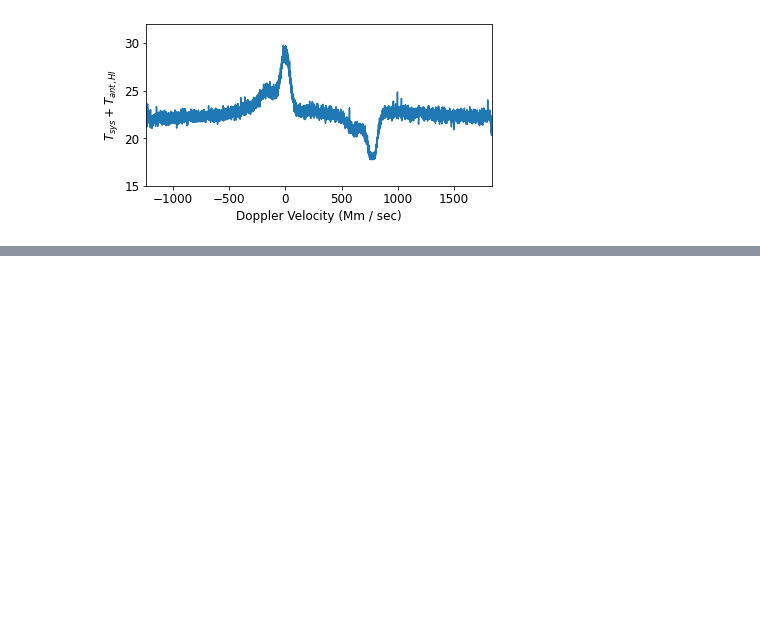
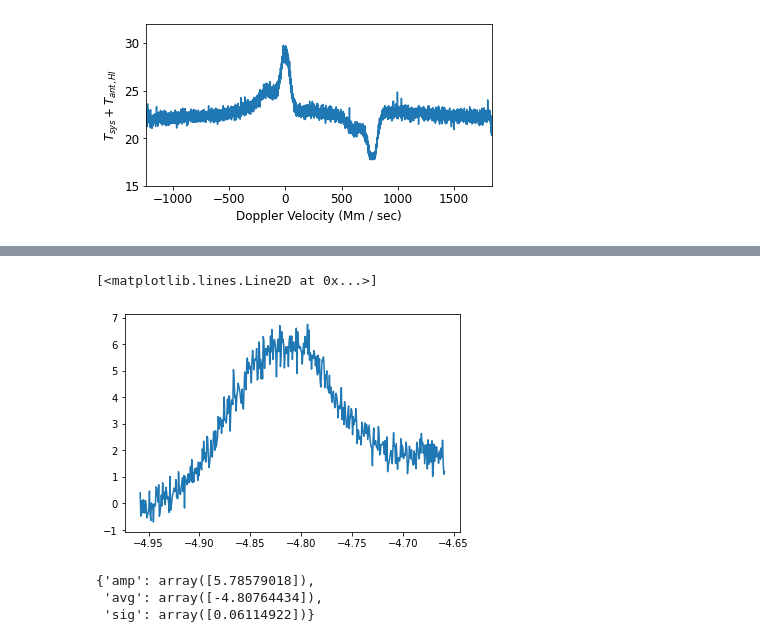
Before and after one commit to 3276908917/AY121, a Jupyter notebook: lab2/analyses/Hydrogen_Gaussian.ipynb, the cells around one changed output, grey strips where cells are left out. Drawn from its saved outputs; the diff is of its cells as text; code cells hidden in the pictures; blank space fills up the shorter version.

```diff
--- a/lab2/analyses/Hydrogen_Gaussian.ipynb
+++ b/lab2/analyses/Hydrogen_Gaussian.ipynb
@@ -105,0 +107,14 @@ pp_skeleton(cass_velocities, G * cass_on / cass_off,
+# %%
+#.25 to .55, roughly
+gauss1x = x[384:845]
+gauss1yt = G * cass_on / cass_off
+plt.plot(gauss1x, gauss1yt[384:845] - 23)
+# %% [output]
+[<matplotlib.lines.Line2D at 0x...>]
+[figure, added]
+# %%
+ugradio.gauss.gaussfit(gauss1x[6:], gauss1yt[390:845] - 23, 6, -4.82, .3)
+# %% [output]
+{'amp': array([5.78579018]),
+ 'avg': array([-4.80764434]),
+ 'sig': array([0.06114922])}
```
Also changed, not shown: parts of 4 cells of this notebook, 2 other files.
